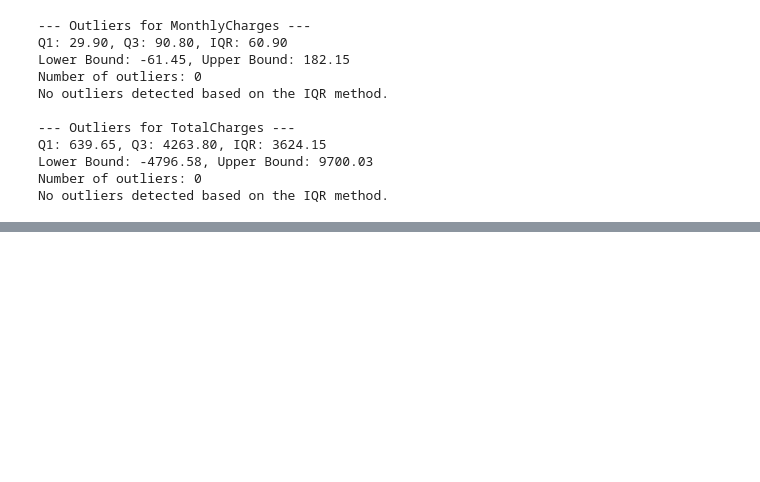
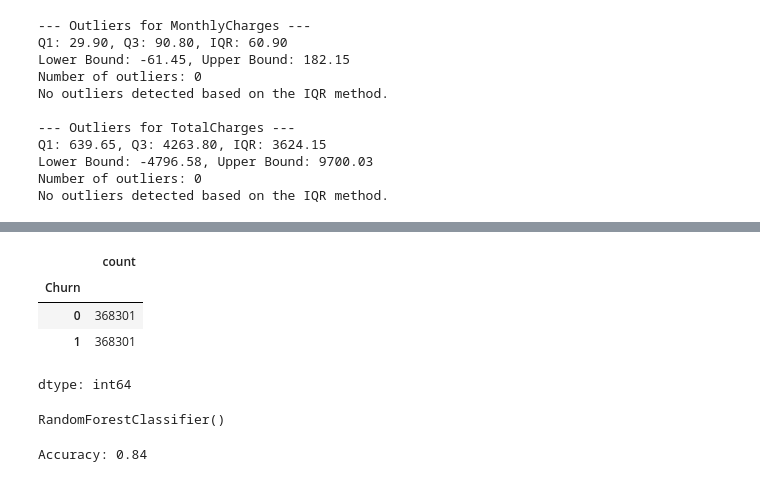
Before and after one commit to YugYadav25/kaggle-notebooks, a Jupyter notebook: Chrun Prediction playground-series-s6e3/ChurnPredic.ipynb, the cells around one changed output, grey strips where cells are left out. Saved outputs shown, nothing was run; the diff lists cells and outputs as text; code cells hidden in the pictures; blank space fills up the shorter version.

```diff
--- a/Chrun Prediction playground-series-s6e3/ChurnPredic.ipynb
+++ b/Chrun Prediction playground-series-s6e3/ChurnPredic.ipynb
@@ -553,0 +599,12 @@ No outliers detected based on the IQR method.
+# %%
+y_train_resampled.value_counts()
+# %% [output]
+|  | count |
+| Churn |  |
+| 0 | 368301 |
+| 1 | 368301 |
+dtype: int64
+# %%
+random_forest.fit(X_train_resampled,y_train_resampled)
+# %% [output]
+RandomForestClassifier()
@@ -553,0 +615,5 @@ No outliers detected based on the IQR method.
+# %%
+accuracy = accuracy_score(y_test, y_pred)
+print(f"Accuracy: {accuracy:.2f}")
+# %% [output]
+Accuracy: 0.84
```
Also changed, not shown: parts of 10 cells of this notebook.
